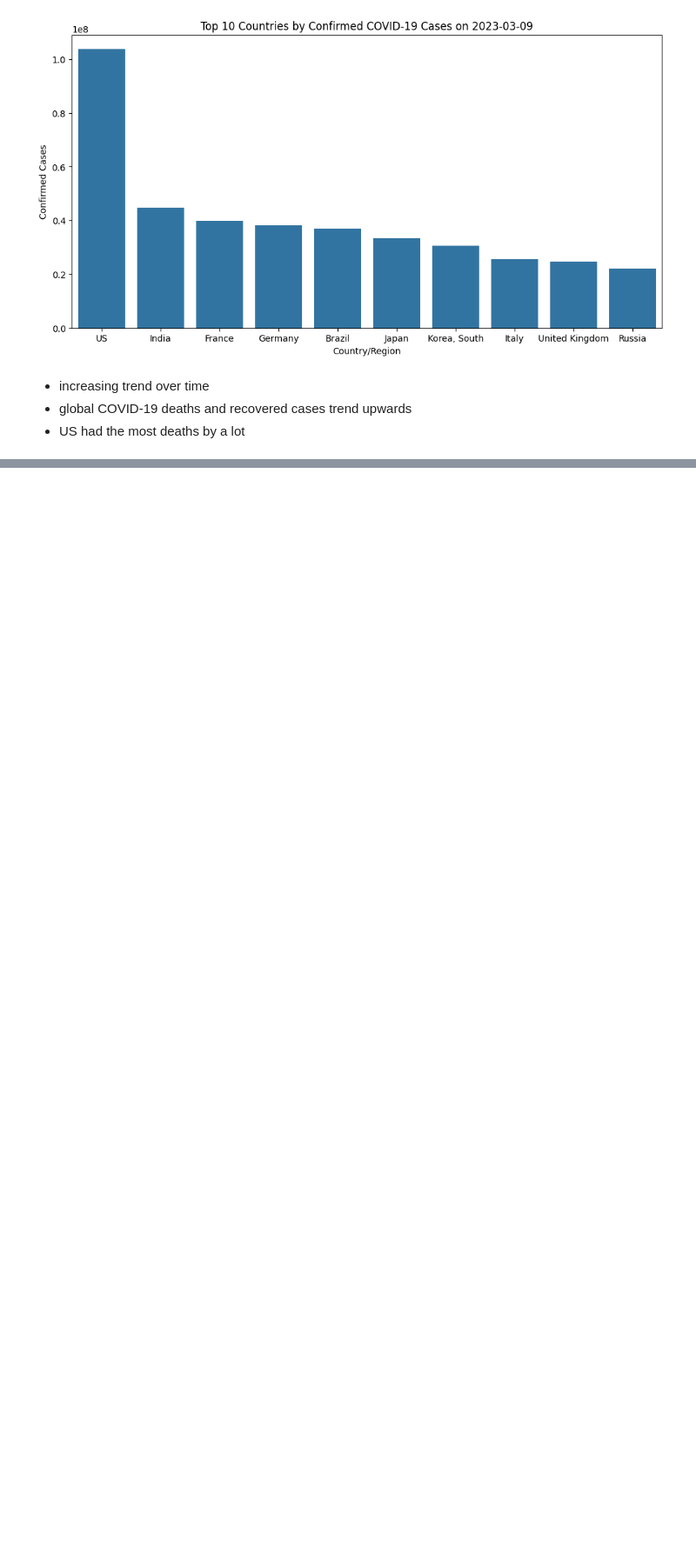
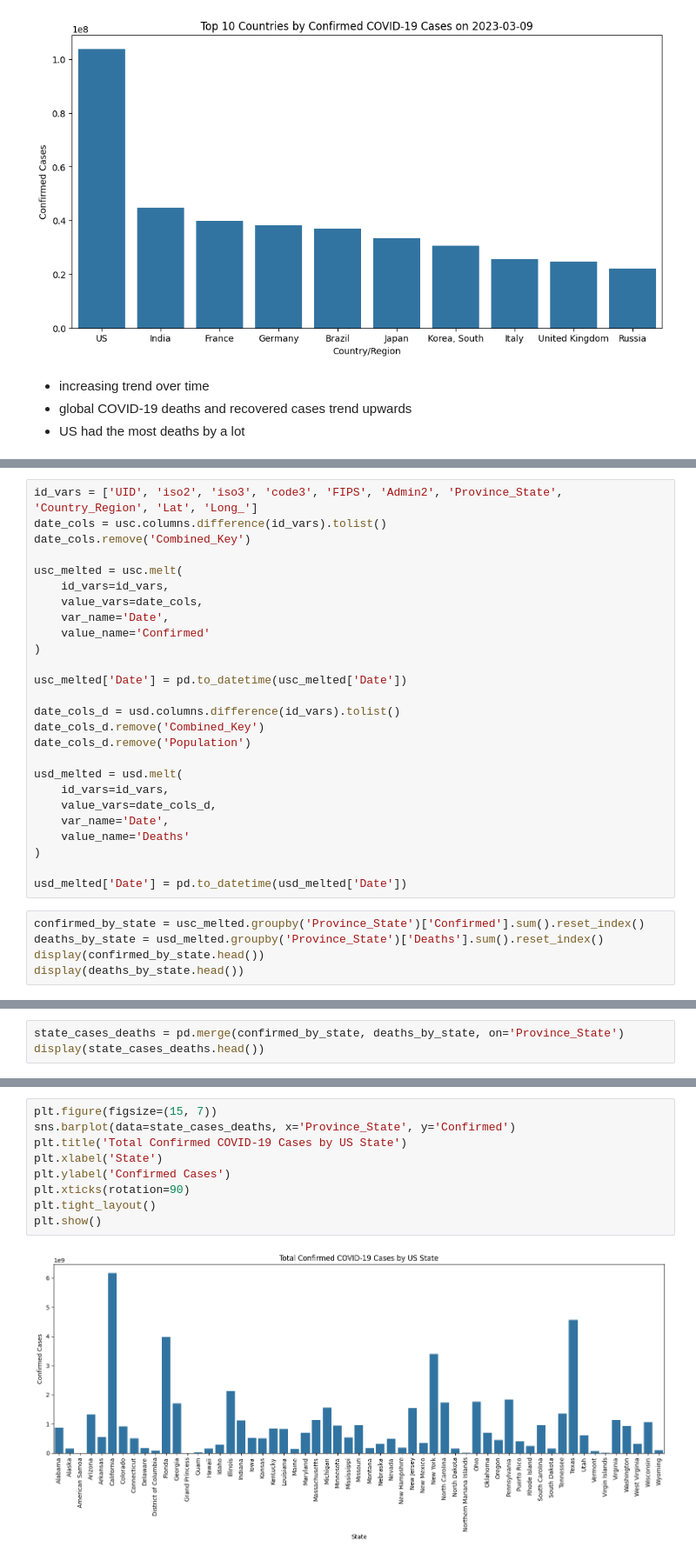
Before and after one commit to AidanLee007/Test-Repo, a Jupyter notebook: COVID_19.ipynb, the cells around one changed output, grey strips where cells are left out. Shown: that part at 87% size. Drawn from its saved outputs; the diff is of its cells as text; blank space fills up the shorter version.

```diff
--- a/COVID_19.ipynb
+++ b/COVID_19.ipynb
@@ -364,0 +405,31 @@ plt.show()
+# %%
+id_vars = ['UID', 'iso2', 'iso3', 'code3', 'FIPS', 'Admin2', 'Province_State', 'Country_Region', 'Lat', 'Long_']
+date_cols = usc.columns.difference(id_vars).tolist()
+date_cols.remove('Combined_Key')
+
+usc_melted = usc.melt(
+    id_vars=id_vars,
+    value_vars=date_cols,
+    var_name='Date',
+    value_name='Confirmed'
+)
+
+usc_melted['Date'] = pd.to_datetime(usc_melted['Date'])
+
+date_cols_d = usd.columns.difference(id_vars).tolist()
+date_cols_d.remove('Combined_Key')
+date_cols_d.remove('Population')
+
+usd_melted = usd.melt(
+    id_vars=id_vars,
+    value_vars=date_cols_d,
+    var_name='Date',
+    value_name='Deaths'
+)
+
+usd_melted['Date'] = pd.to_datetime(usd_melted['Date'])
+# %%
+confirmed_by_state = usc_melted.groupby('Province_State')['Confirmed'].sum().reset_index()
+deaths_by_state = usd_melted.groupby('Province_State')['Deaths'].sum().reset_index()
+display(confirmed_by_state.head())
+display(deaths_by_state.head())
@@ -364,0 +449,3 @@ plt.show()
+# %%
+state_cases_deaths = pd.merge(confirmed_by_state, deaths_by_state, on='Province_State')
+display(state_cases_deaths.head())
@@ -364,0 +459,11 @@ plt.show()
+# %%
+plt.figure(figsize=(15, 7))
+sns.barplot(data=state_cases_deaths, x='Province_State', y='Confirmed')
+plt.title('Total Confirmed COVID-19 Cases by US State')
+plt.xlabel('State')
+plt.ylabel('Confirmed Cases')
+plt.xticks(rotation=90)
+plt.tight_layout()
+plt.show()
+# %% [output]
+[figure, added]
```
Also changed, not shown: parts of 10 cells of this notebook.
